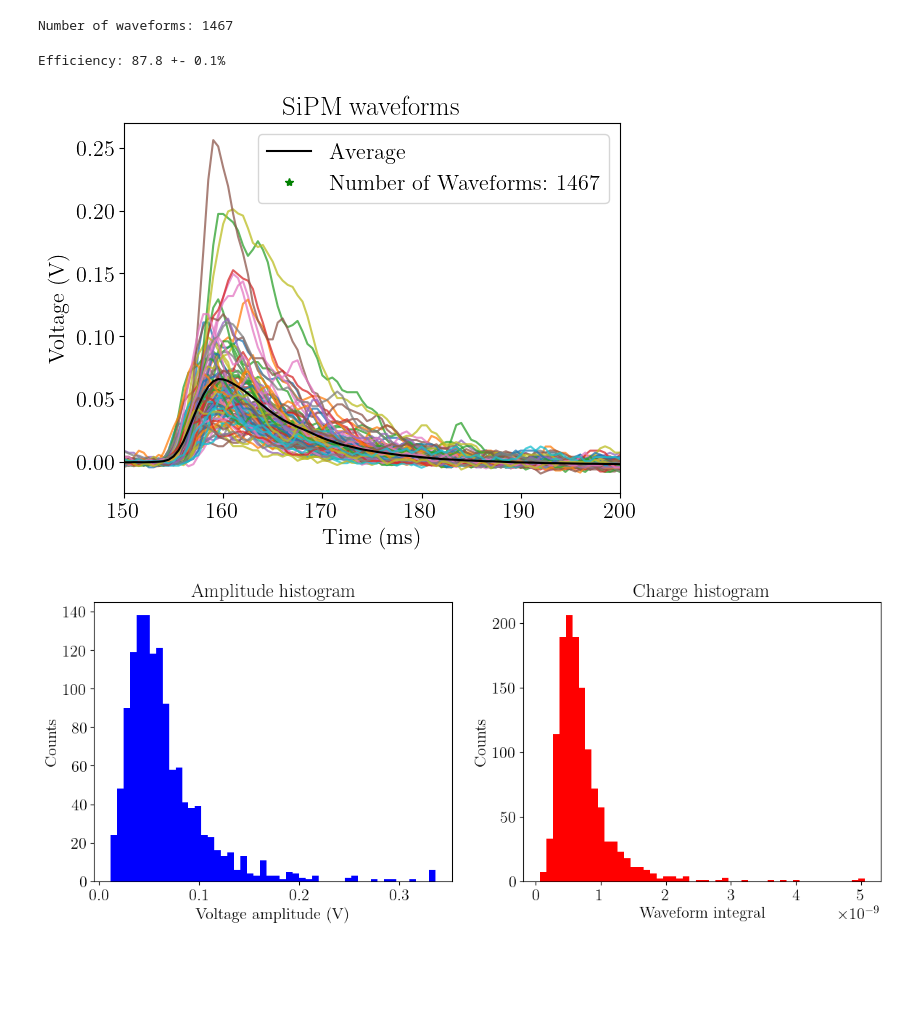
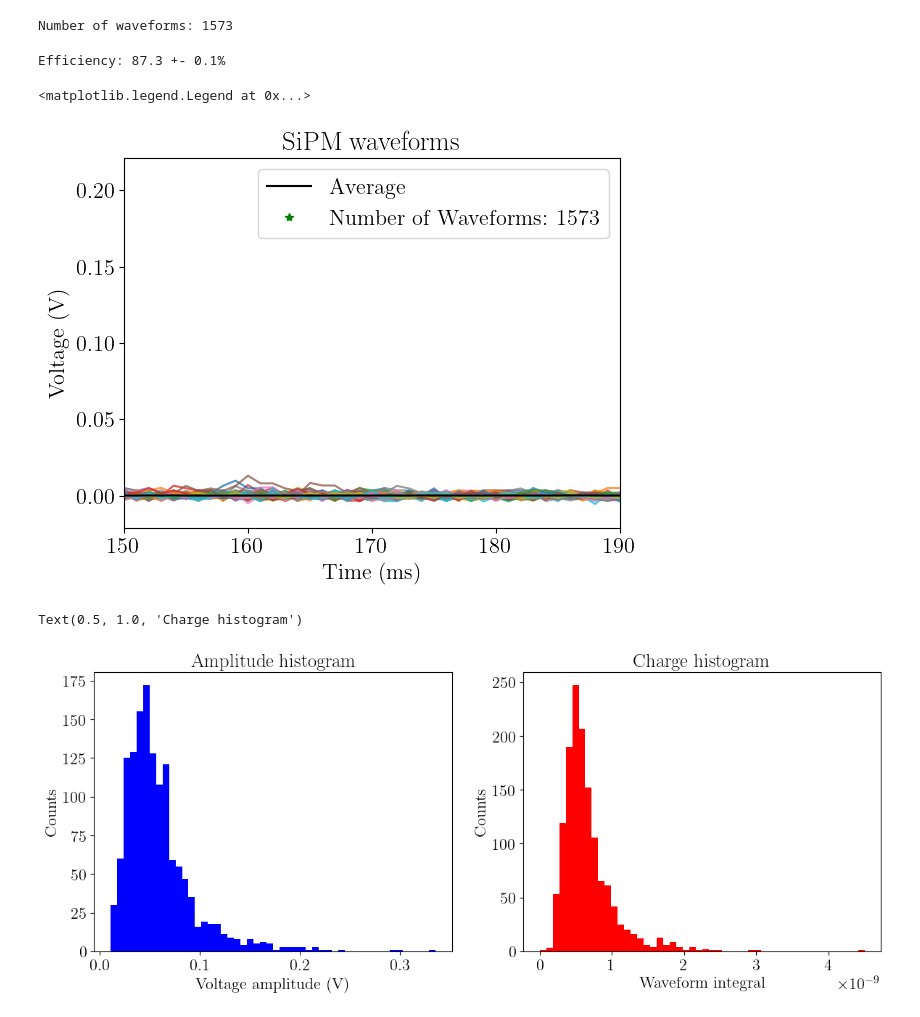
Before and after one commit to JoseCDS17/LabIV_UNIGE, a Jupyter notebook: Differents_PMs/SiPM_WaveformDataAnalysis.ipynb, the cells around one changed output. Saved outputs shown, nothing was run; the diff lists cells and outputs as text; code cells hidden in the pictures; blank space fills up the shorter version.

```diff
--- a/Differents_PMs/SiPM_WaveformDataAnalysis.ipynb
+++ b/Differents_PMs/SiPM_WaveformDataAnalysis.ipynb
@@ -10,7 +10,7 @@ matplotlib.rcParams['text.usetex'] = True
 matplotlib.rcParams['font.family'] = 'CM Roman'
 matplotlib.rcParams['font.size'] = 16
 # %%
-with open("./txt_data/SiPM_wav.txt", "r", encoding="utf-8") as f:
+with open("./txt_data/SiPM_mirror_wav.txt", "r", encoding="utf-8") as f:
     lines = f.readlines()
 
 t = []
@@ -23,7 +23,7 @@ for line in lines:
 
 print(f'Number of waveforms: {len(voltage)}')
 # %% [output]
-Number of waveforms: 1467
+Number of waveforms: 1573
 # %%
 m = []
 for wav in voltage:
@@ -39,10 +39,10 @@ eff_err = eff*(1/len(index_dis)+1/len(m))
 print(f'Efficiency: {eff*100:0.1f} +- {eff_err*100:0.1f}%')
 
 #discrimination
-int_low = 1.5e-7 #SiPM
-int_high = 1.8e-7
-'''int_low = 2.3e-7 #SiPM_mirror
-int_high = 2.6e-7'''
+'''int_low = 1.5e-7 #SiPM
+int_high = 1.8e-7'''
+int_low = 2.3e-7 #SiPM_mirror
+int_high = 2.6e-7
 m_dis = m[index_dis]
 
 voltage_dis     =   []
@@ -64,26 +64,27 @@ for i in range(len(voltage)):
 #average waveform
 wav_average = sum(voltage_dis)/len(voltage_dis)
 # %% [output]
-Efficiency: 87.8 +- 0.1%
+Efficiency: 87.3 +- 0.1%
 # %%
 #Figure
 fig ,ax = plt.subplots()
 
 for j in range(100):
     ax.plot(t_dis[j]*1e9, voltage_dis[j], alpha=0.75)
 
 ax.plot(t_dis[0]*1e9, wav_average,'k', label='Average')
 ax.plot([],[], '*',color='g', label=f'Number of Waveforms: {len(voltage)}')
-#ax.set_xlim([220,280]) #SiPM with mirror
-ax.set_xlim([150,200]) #SiPM
+#ax.set_xlim([230,270]) #SiPM with mirror
+ax.set_xlim([150,190]) #SiPM
 ax.set_xlabel('Time (ms)')
 ax.set_ylabel('Voltage (V)')
 ax.set_title('SiPM waveforms')
 ax.legend()
 
-fig.savefig('../Images/SiPM_mirror_waveforms.pdf')
+#fig.savefig('../Images/SiPM_waveforms.pdf')
 # %% [output]
+<matplotlib.legend.Legend at 0x...>
-[figure, old version]
+[figure, new version]
 # %%
 bins = 50
 #Figure
@@ -104,6 +105,7 @@ ax2.set_xlabel('Waveform integral')
 ax2.set_ylabel('Counts')
 ax2.set_title('Charge histogram')
 
-fig.savefig('../Images/SiPM_mirror_histograms.pdf')
+#fig.savefig('../Images/SiPM_histograms.pdf')
 # %% [output]
+Text(0.5, 1.0, 'Charge histogram')
-[figure, old version]
+[figure, new version]
```
Also changed, not shown: parts of 1 cell of this notebook, 2 other files.
